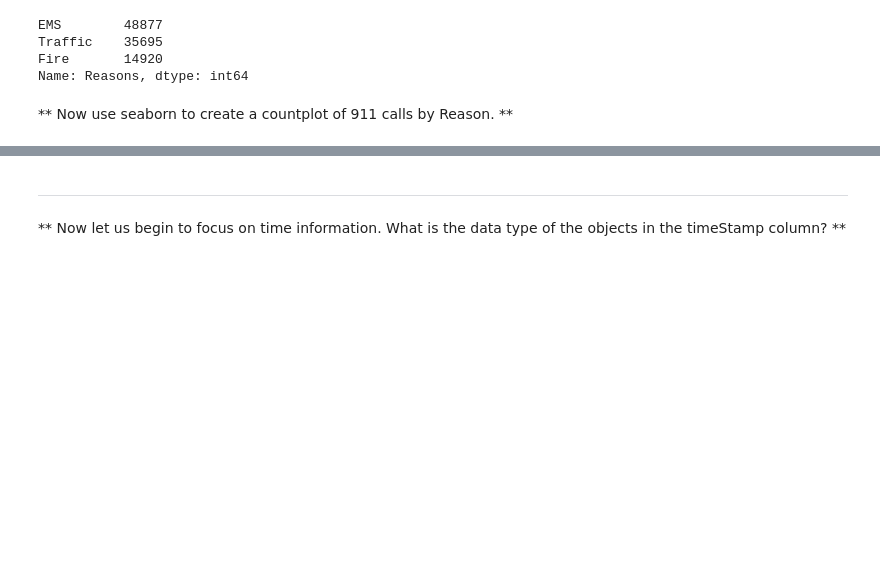
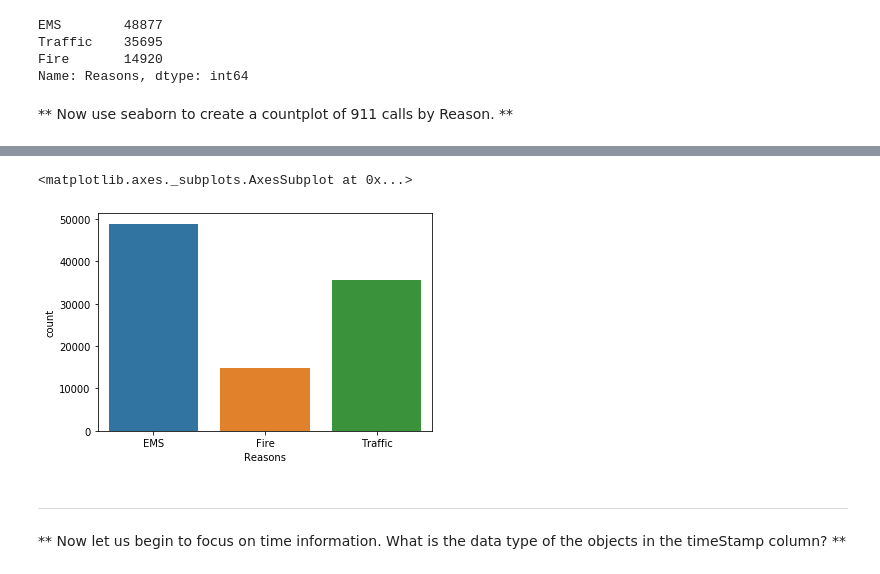
Before and after one commit to TR-1000/Machine-Learning-and-Data-Science, a Jupyter notebook: DS-ML-Bootcamp/10-Data-Capstone-Projects/911 Calls Data Capstone Project answers.ipynb, the cells around one changed output, grey strips where cells are left out. Saved outputs shown, nothing was run; the diff lists cells and outputs as text; code cells hidden in the pictures; blank space fills up the shorter version.

```diff
--- a/DS-ML-Bootcamp/10-Data-Capstone-Projects/911 Calls Data Capstone Project answers.ipynb
+++ b/DS-ML-Bootcamp/10-Data-Capstone-Projects/911 Calls Data Capstone Project answers.ipynb
@@ -177,3 +173,8 @@ import seaborn as sns
+# %%
+sns.countplot(x="Reasons",data=df)
+# %% [output]
+<matplotlib.axes._subplots.AxesSubplot at 0x...>
+[figure, added]
 # %% [markdown]
 ___
 ** Now let us begin to focus on time information. What is the data type of the objects in the timeStamp column? **
```
Also changed, not shown: parts of 29 cells of this notebook.
